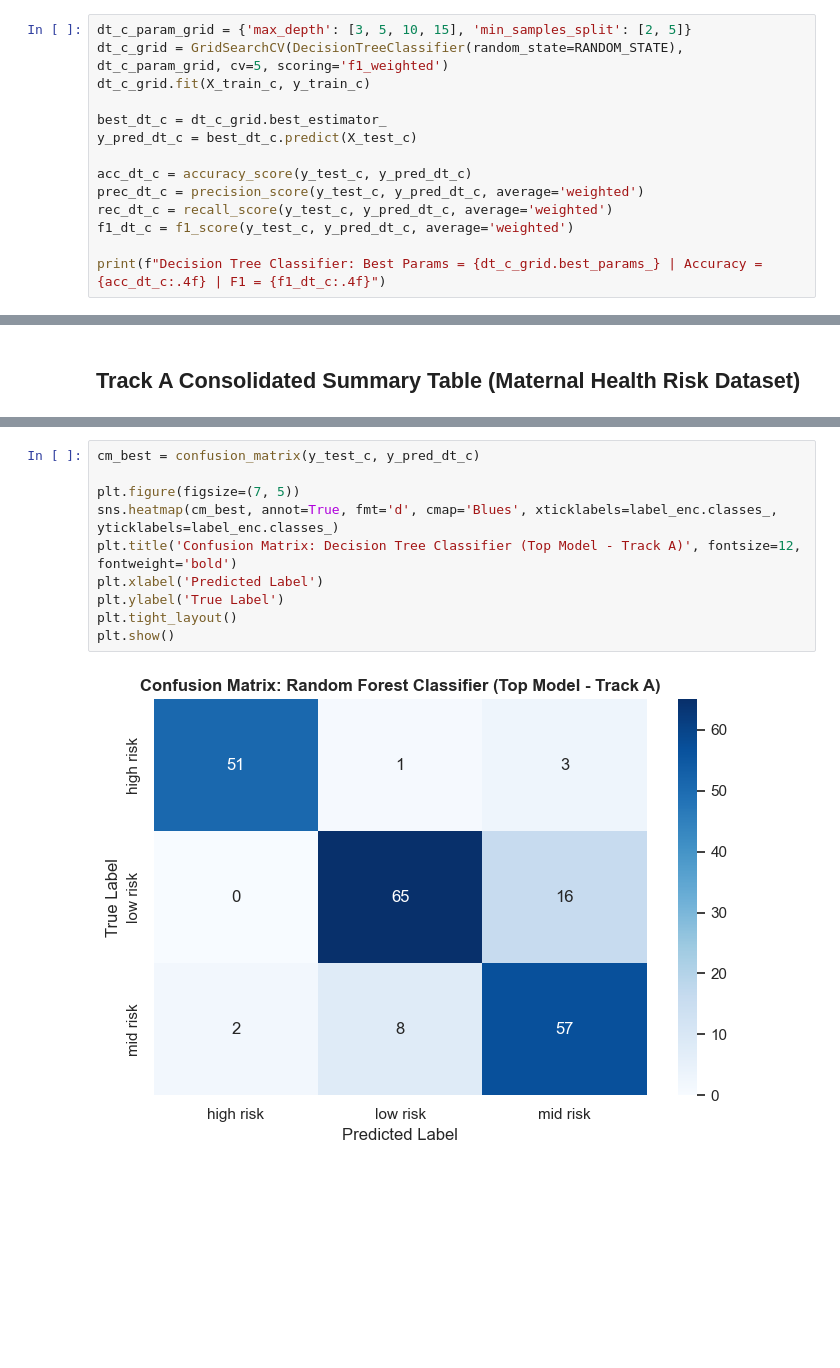
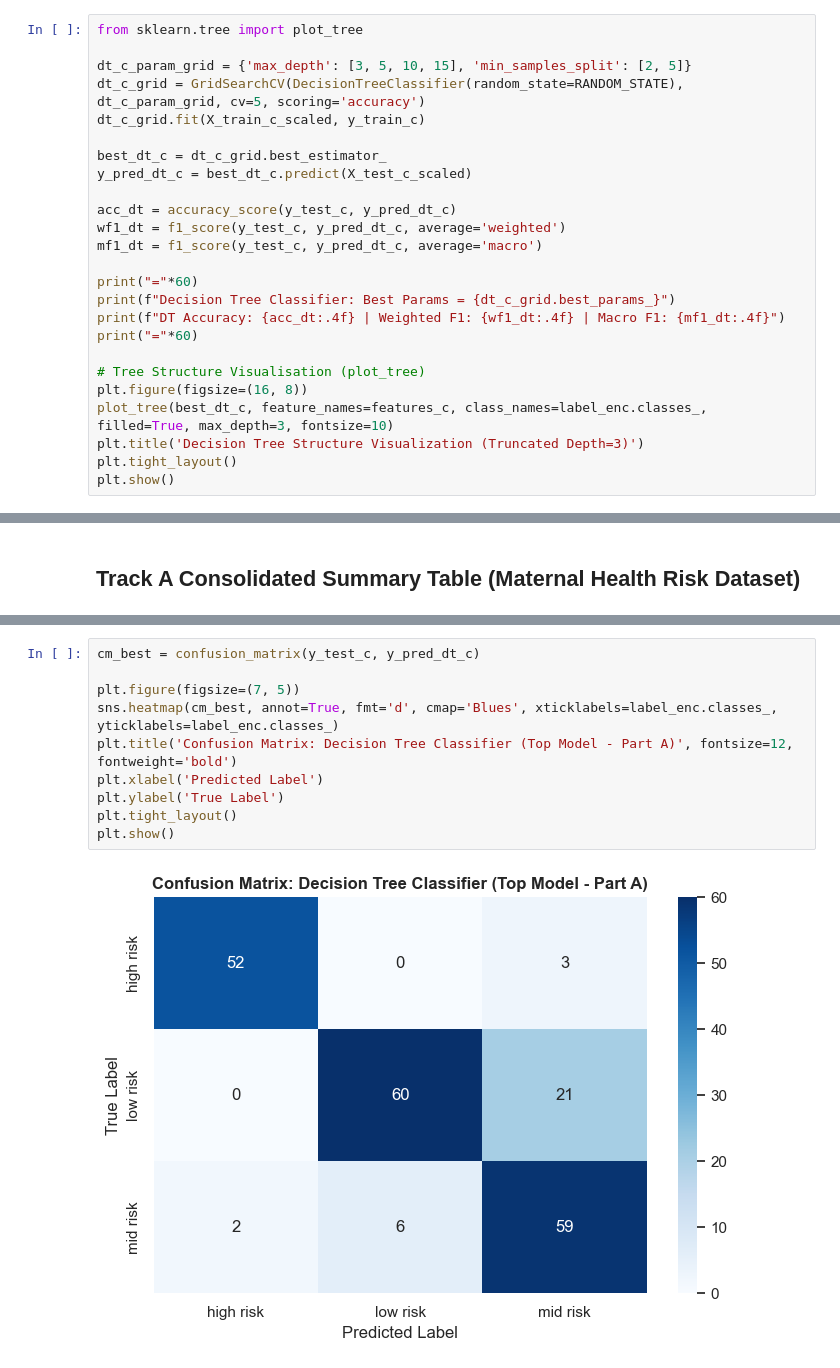
Before and after one commit to wander1112/Ember-Storm, a Jupyter notebook: notebooks/classification.ipynb, the cells around one changed output, grey strips where cells are left out. Saved outputs shown, nothing was run; the diff lists cells and outputs as text; blank space fills up the shorter version.

Commit message:
Final EDA and Visualisation corrections

```diff
--- a/notebooks/classification.ipynb
+++ b/notebooks/classification.ipynb
@@ -142,17 +240,28 @@ Logistic Regression: Accuracy = 0.6207 | F1 = 0.6039
 # %% [markdown]
 #### 3.3 Decision Tree Classifier (`GridSearchCV`)
 # %%
+from sklearn.tree import plot_tree
+
 dt_c_param_grid = {'max_depth': [3, 5, 10, 15], 'min_samples_split': [2, 5]}
-dt_c_grid = GridSearchCV(DecisionTreeClassifier(random_state=RANDOM_STATE), dt_c_param_grid, cv=5, scoring='f1_weighted')
-dt_c_grid.fit(X_train_c, y_train_c)
+dt_c_grid = GridSearchCV(DecisionTreeClassifier(random_state=RANDOM_STATE), dt_c_param_grid, cv=5, scoring='accuracy')
+dt_c_grid.fit(X_train_c_scaled, y_train_c)
 
 best_dt_c = dt_c_grid.best_estimator_
-y_pred_dt_c = best_dt_c.predict(X_test_c)
+y_pred_dt_c = best_dt_c.predict(X_test_c_scaled)
 
-acc_dt_c = accuracy_score(y_test_c, y_pred_dt_c)
-prec_dt_c = precision_score(y_test_c, y_pred_dt_c, average='weighted')
-rec_dt_c = recall_score(y_test_c, y_pred_dt_c, average='weighted')
-f1_dt_c = f1_score(y_test_c, y_pred_dt_c, average='weighted')
+acc_dt = accuracy_score(y_test_c, y_pred_dt_c)
+wf1_dt = f1_score(y_test_c, y_pred_dt_c, average='weighted')
+mf1_dt = f1_score(y_test_c, y_pred_dt_c, average='macro')
 
-print(f"Decision Tree Classifier: Best Params = {dt_c_grid.best_params_} | Accuracy = {acc_dt_c:.4f} | F1 = {f1_dt_c:.4f}")
+print("="*60)
+print(f"Decision Tree Classifier: Best Params = {dt_c_grid.best_params_}")
+print(f"DT Accuracy: {acc_dt:.4f} | Weighted F1: {wf1_dt:.4f} | Macro F1: {mf1_dt:.4f}")
+print("="*60)
+
+# Tree Structure Visualisation (plot_tree)
+plt.figure(figsize=(16, 8))
+plot_tree(best_dt_c, feature_names=features_c, class_names=label_enc.classes_, filled=True, max_depth=3, fontsize=10)
+plt.title('Decision Tree Structure Visualization (Truncated Depth=3)')
+plt.tight_layout()
+plt.show()
 # %% [output]
@@ -218,12 +371,12 @@ display(summary_a_df.style.highlight_max(subset=['Accuracy', 'Weighted F1'], col
 # %%
 cm_best = confusion_matrix(y_test_c, y_pred_dt_c)
 
 plt.figure(figsize=(7, 5))
 sns.heatmap(cm_best, annot=True, fmt='d', cmap='Blues', xticklabels=label_enc.classes_, yticklabels=label_enc.classes_)
-plt.title('Confusion Matrix: Decision Tree Classifier (Top Model - Track A)', fontsize=12, fontweight='bold')
+plt.title('Confusion Matrix: Decision Tree Classifier (Top Model - Part A)', fontsize=12, fontweight='bold')
 plt.xlabel('Predicted Label')
 plt.ylabel('True Label')
 plt.tight_layout()
 plt.show()
 # %% [output]
-[figure, old version]
+[figure, new version]
```
Also changed, not shown: parts of 24 cells of this notebook, 1 other file.
